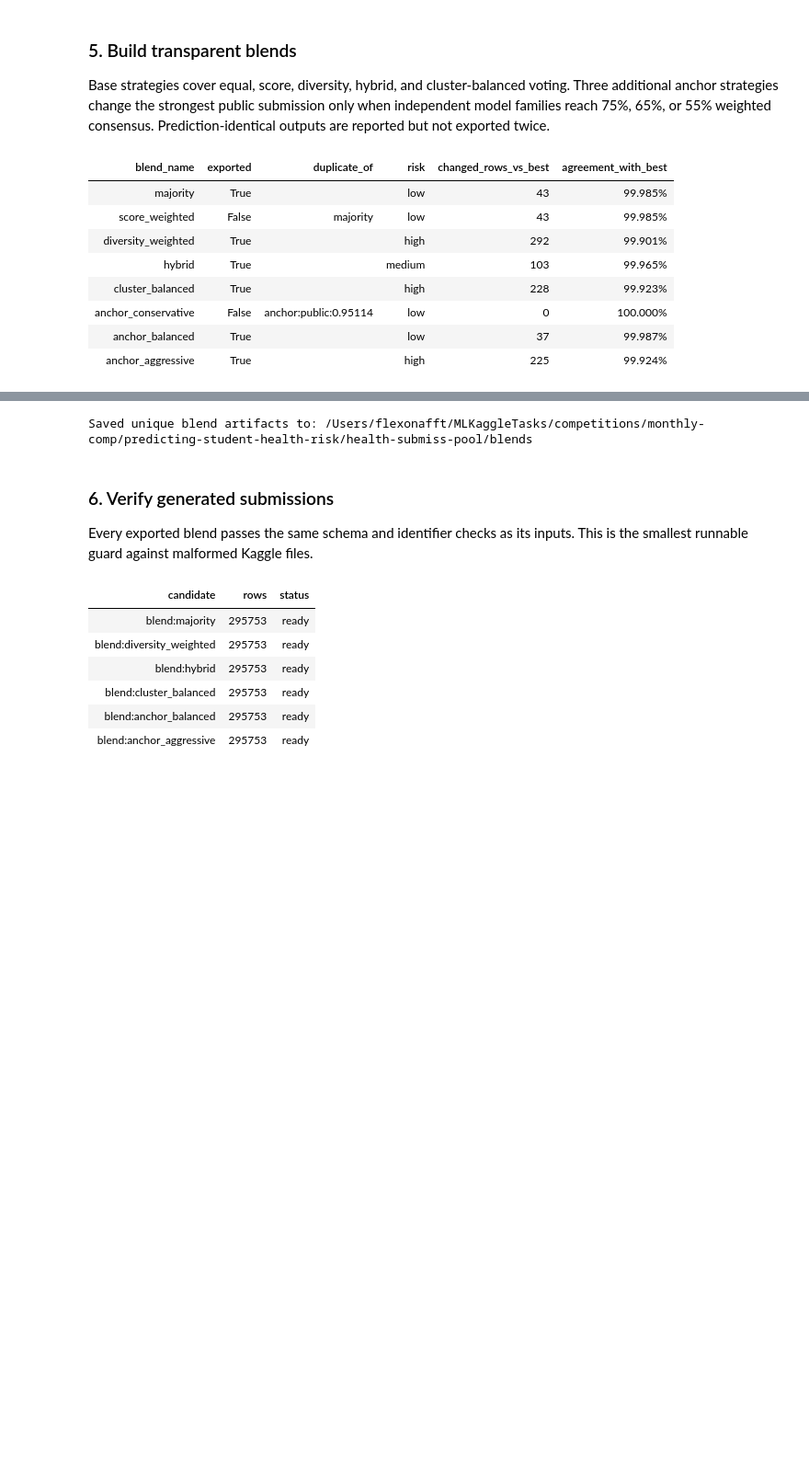
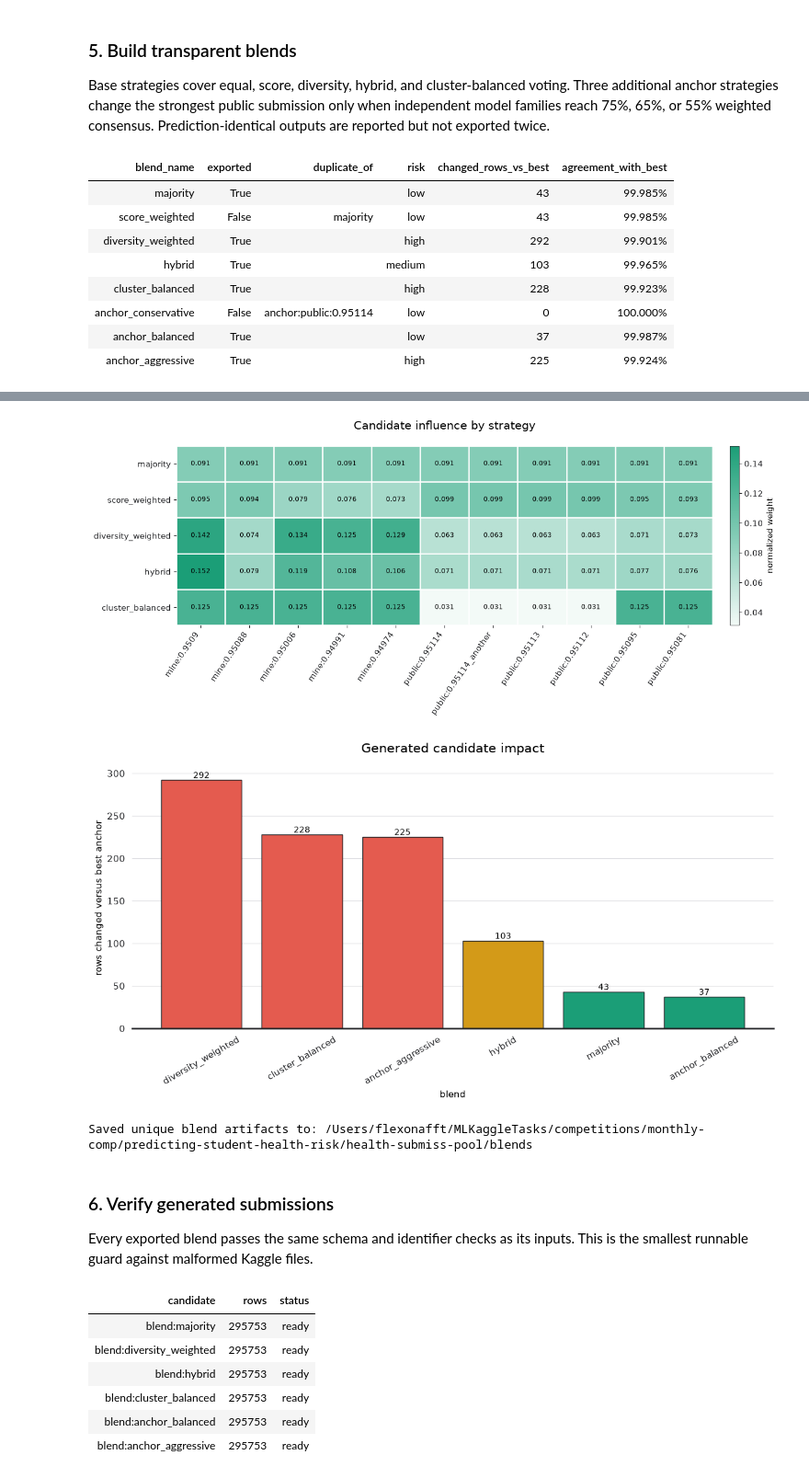
Before and after one commit to FlexonaFFt/MLKaggleTasks, a Jupyter notebook: competitions/monthly-comp/predicting-student-health-risk/notebooks/submission-blender.ipynb, the cells around one changed output, grey strips where cells are left out. Shown at 92% size. Drawn from its saved outputs; the diff is of its cells as text; code cells hidden in the pictures; blank space fills up the shorter version.

Commit message:
--init blender & updates

```diff
--- a/competitions/monthly-comp/predicting-student-health-risk/notebooks/submission-blender.ipynb
+++ b/competitions/monthly-comp/predicting-student-health-risk/notebooks/submission-blender.ipynb
@@ -299,3 +308,33 @@ display(summary_view.style.format({"score": "{:.5f}", "diversity": "{:.3%}", "sh
 | public:0.95112 | public | 0.95112 | 0.201% | 7.38% | 81.07% | 11.55% |
 | public:0.95114_another | public | 0.95114 | 0.201% | 7.38% | 81.07% | 11.55% |
 | public:0.95114 | public | 0.95114 | 0.201% | 7.38% | 81.08% | 11.55% |
+# %%
+class CompetitionDataRepository:
+    """Finds real competition train data across local and Kaggle mounts."""
+
+    def __init__(self, config: BlendConfig):
+        self.config = config
+
+    def resolve_train(self) -> Path:
+        """Returns train.csv containing health_condition."""
+        candidates = [Path("../dataset/train.csv"), Path("dataset/train.csv")]
+        kaggle_input = Path("/kaggle/input")
+        if kaggle_input.exists():
+            candidates.extend(kaggle_input.rglob("train.csv"))
+        for candidate in candidates:
+            if candidate.exists() and self.config.target in pd.read_csv(candidate, nrows=0).columns:
+                return candidate
+        raise FileNotFoundError("Competition train.csv with health_condition was not found")
+
+    def load_train(self) -> pd.DataFrame:
+        """Loads columns used by reality check and sample view."""
+        columns = [self.config.id_column, self.config.target, "sleep_duration", "heart_rate", "bmi", "stress_level", "gender"]
+        path = self.resolve_train()
+        available = pd.read_csv(path, nrows=0).columns.tolist()
+        return pd.read_csv(path, usecols=[column for column in columns if column in available])
+
+
+competition_data = CompetitionDataRepository(config)
+train = competition_data.load_train()
+print(f"Real train data: {len(train):,} rows from {competition_data.resolve_train()}")
+display(train.head(8).style.hide(axis="index"))
@@ -724,8 +818,8 @@ weight_table = blender.weight_table()
 blend_report, blends = blender.export_all(repository.output)
 report_view = blend_report[["blend_name", "exported", "duplicate_of", "risk", "changed_rows_vs_best", "agreement_with_best"]]
 display(report_view.style.format({"agreement_with_best": "{:.3%}"}).hide(axis="index"))
-display(visualizer.weight_heatmap(weight_table))
-display(visualizer.candidate_impact(blend_report))
+visualizer.weight_heatmap(weight_table)
+visualizer.candidate_impact(blend_report)
 print(f"Saved unique blend artifacts to: {repository.output.resolve()}")
 # %% [output]
 | blend_name | exported | duplicate_of | risk | changed_rows_vs_best | agreement_with_best |
@@ -742,3 +834,5 @@ print(f"Saved unique blend artifacts to: {repository.output.resolve()}")
+[figure, added]
+[figure, added]
 Saved unique blend artifacts to: /Users/flexonafft/MLKaggleTasks/competitions/monthly-comp/predicting-student-health-risk/health-submiss-pool/blends
 # %% [markdown]
 ### 6. Verify generated submissions
```
Also changed, not shown: parts of 10 cells of this notebook.
